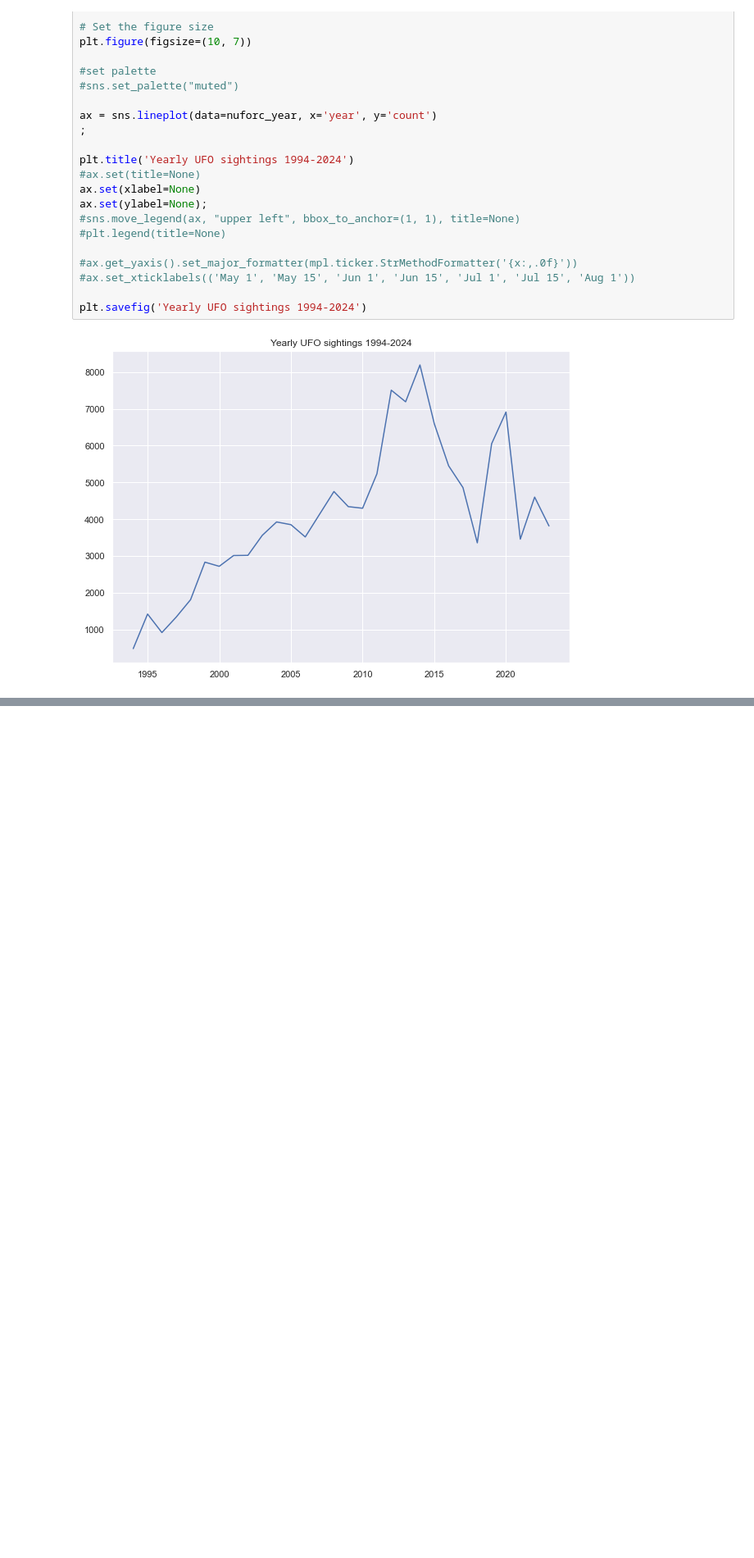
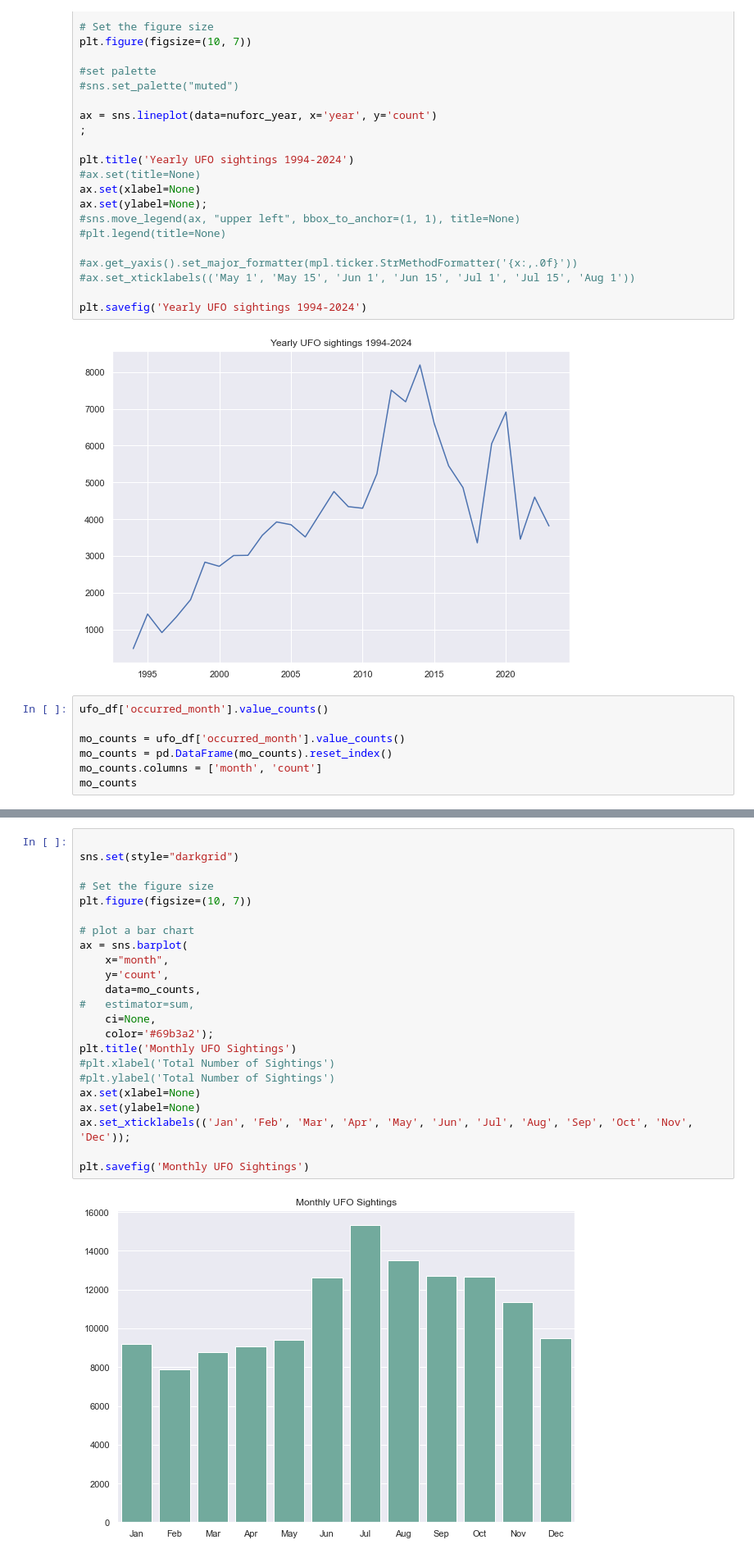
Before and after one commit to t-white-21/ufo-exploration, a Jupyter notebook: notebooks/ufo_times.ipynb, the cells around one changed output, grey strips where cells are left out. Shown: that part at 82% size. Saved outputs shown, nothing was run; the diff lists cells and outputs as text; blank space fills up the shorter version.

Commit message:
time charts

```diff
--- a/notebooks/ufo_times.ipynb
+++ b/notebooks/ufo_times.ipynb
@@ -340,3 +340,10 @@ ax.set(ylabel=None);
 plt.savefig('Yearly UFO sightings 1994-2024')
 # %% [output]
 [figure]
+# %%
+ufo_df['occurred_month'].value_counts()
+
+mo_counts = ufo_df['occurred_month'].value_counts()
+mo_counts = pd.DataFrame(mo_counts).reset_index()
+mo_counts.columns = ['month', 'count']
+mo_counts
@@ -342,0 +382,25 @@ plt.savefig('Yearly UFO sightings 1994-2024')
+# %%
+
+sns.set(style="darkgrid")
+
+# Set the figure size
+plt.figure(figsize=(10, 7))
+
+# plot a bar chart
+ax = sns.barplot(
+    x="month",
+    y='count',
+    data=mo_counts,
+#   estimator=sum,
+    ci=None,
+    color='#69b3a2');
+plt.title('Monthly UFO Sightings')
+#plt.xlabel('Total Number of Sightings')
+#plt.ylabel('Total Number of Sightings')
+ax.set(xlabel=None)
+ax.set(ylabel=None)
+ax.set_xticklabels(('Jan', 'Feb', 'Mar', 'Apr', 'May', 'Jun', 'Jul', 'Aug', 'Sep', 'Oct', 'Nov', 'Dec'));
+
+plt.savefig('Monthly UFO Sightings')
+# %% [output]
+[figure, added]
```
Also changed, not shown: parts of 3 cells of this notebook, 2 other files.
